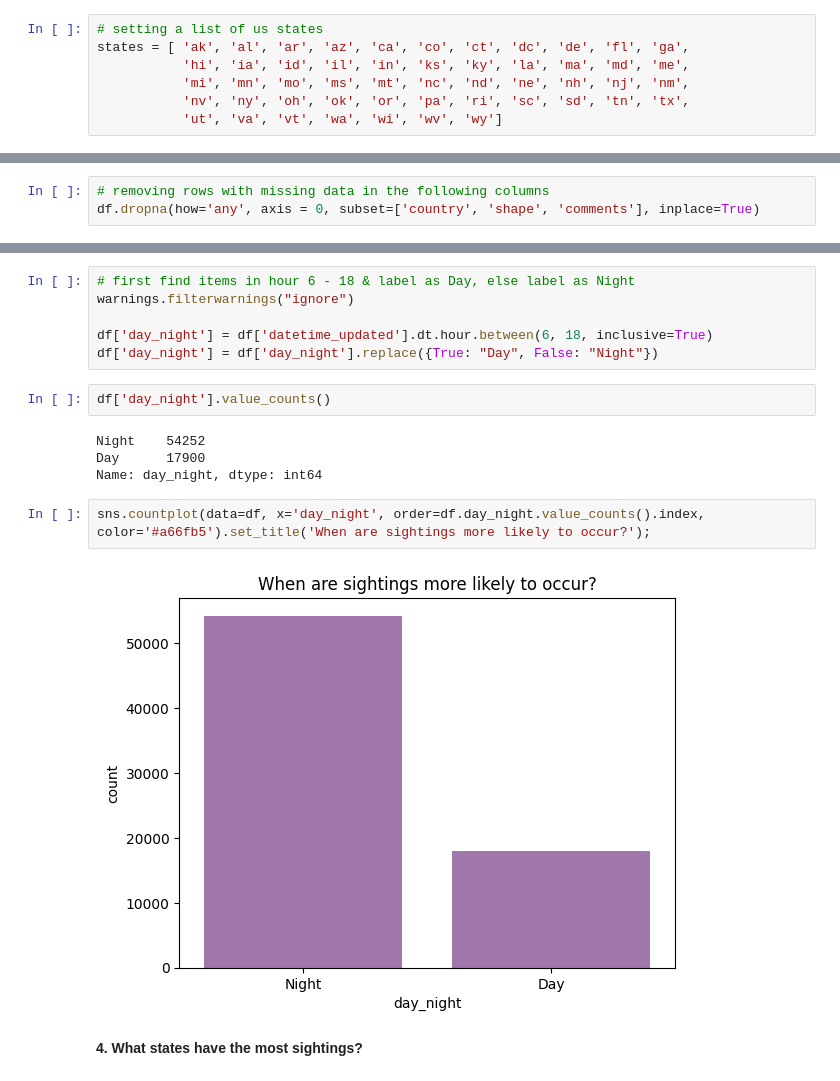
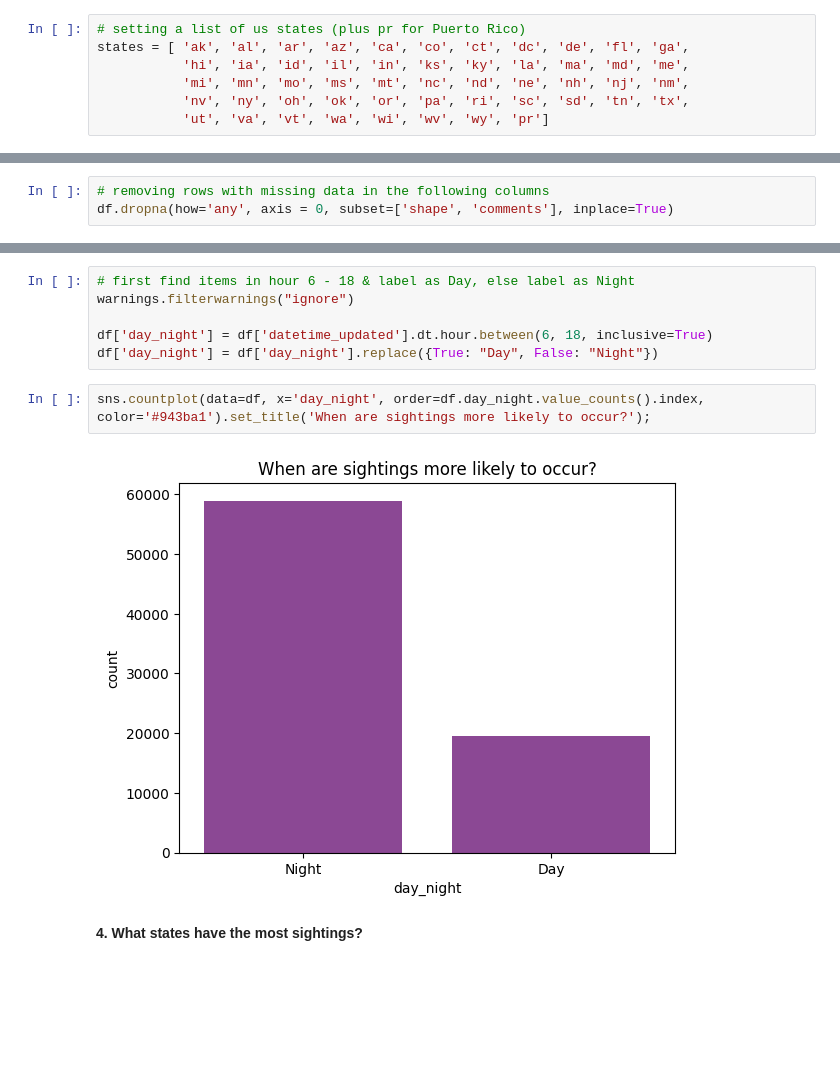
Before and after one commit to xHerandi/UFO-sightings, a Jupyter notebook: main.ipynb, the cells around one changed output, grey strips where cells are left out. Cells and saved outputs as stored; diff of their text form; blank space fills up the shorter version.

```diff
--- a/main.ipynb
+++ b/main.ipynb
@@ -146,9 +153,9 @@ array(['tx', nan, 'hi', 'tn', 'ct', 'al', 'fl', 'ca', 'nc', 'ny', 'ky',
        'wy', 'sd', 'pq', 'ns', 'qc', 'de', 'nd', 'dc', 'nt', 'sa', 'yt',
        'yk', 'pe'], dtype=object)
 # %%
-# setting a list of us states
+# setting a list of us states (plus pr for Puerto Rico)
 states = [ 'ak', 'al', 'ar', 'az', 'ca', 'co', 'ct', 'dc', 'de', 'fl', 'ga',
            'hi', 'ia', 'id', 'il', 'in', 'ks', 'ky', 'la', 'ma', 'md', 'me',
            'mi', 'mn', 'mo', 'ms', 'mt', 'nc', 'nd', 'ne', 'nh', 'nj', 'nm',
            'nv', 'ny', 'oh', 'ok', 'or', 'pa', 'ri', 'sc', 'sd', 'tn', 'tx',
-           'ut', 'va', 'vt', 'wa', 'wi', 'wv', 'wy']
+           'ut', 'va', 'vt', 'wa', 'wi', 'wv', 'wy', 'pr']
@@ -201,3 +182,3 @@ df[df['state'].isna()]
 # %%
 # removing rows with missing data in the following columns
-df.dropna(how='any', axis = 0, subset=['country', 'shape', 'comments'], inplace=True)
+df.dropna(how='any', axis = 0, subset=['shape', 'comments'], inplace=True)
@@ -298,16 +263,10 @@ warnings.filterwarnings("ignore")
 
 df['day_night'] = df['datetime_updated'].dt.hour.between(6, 18, inclusive=True)
 df['day_night'] = df['day_night'].replace({True: "Day", False: "Night"})
-# %%
-df['day_night'].value_counts()
-# %% [output]
-Night    54252
-Day      17900
-Name: day_night, dtype: int64
 # %%
-sns.countplot(data=df, x='day_night', order=df.day_night.value_counts().index, color='#a66fb5').set_title('When are sightings more likely to occur?');
+sns.countplot(data=df, x='day_night', order=df.day_night.value_counts().index, color='#943ba1').set_title('When are sightings more likely to occur?');
 # %% [output]
-[figure, old version]
+[figure, new version]
 # %% [markdown]
 <p><b>4. What states have the most sightings?
 # %%
```
Also changed, not shown: parts of 29 cells of this notebook.
